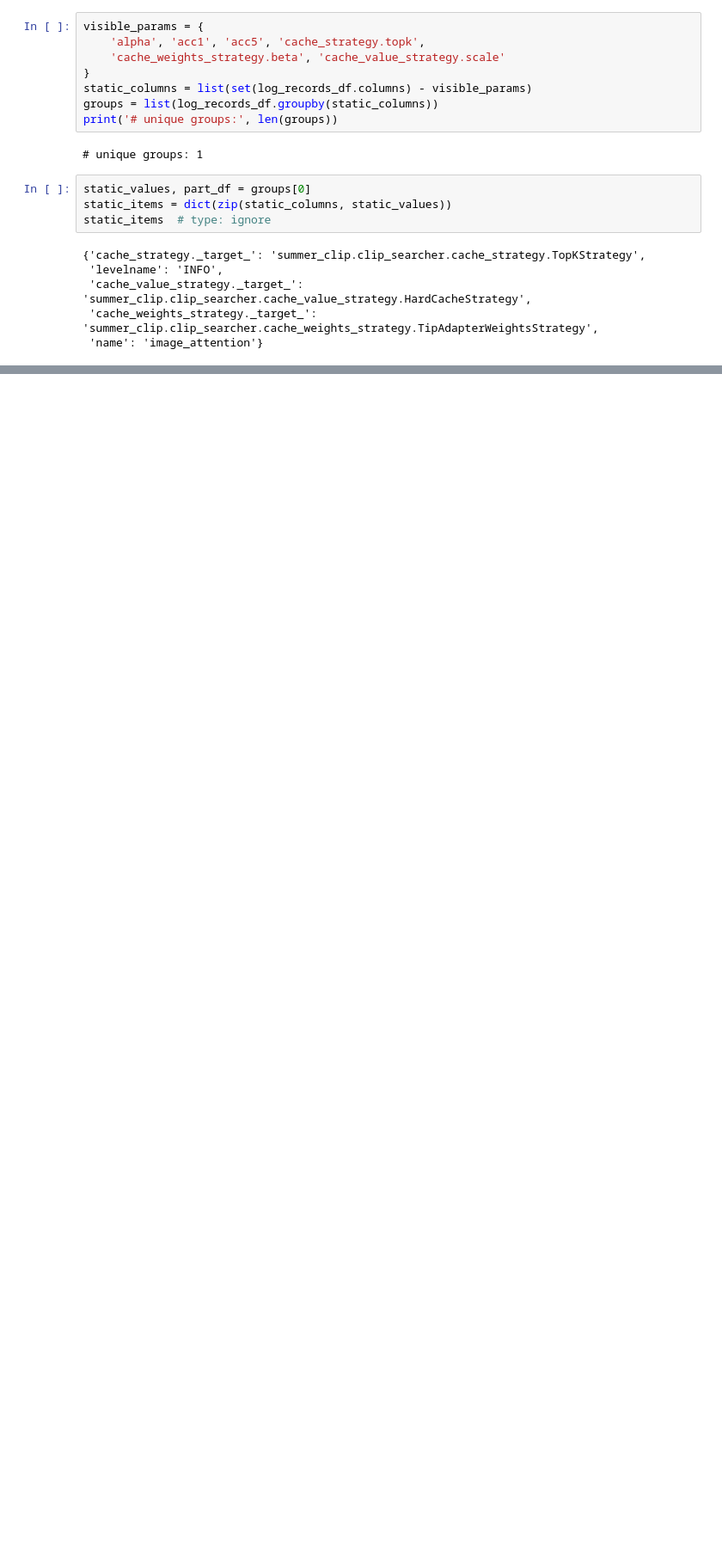
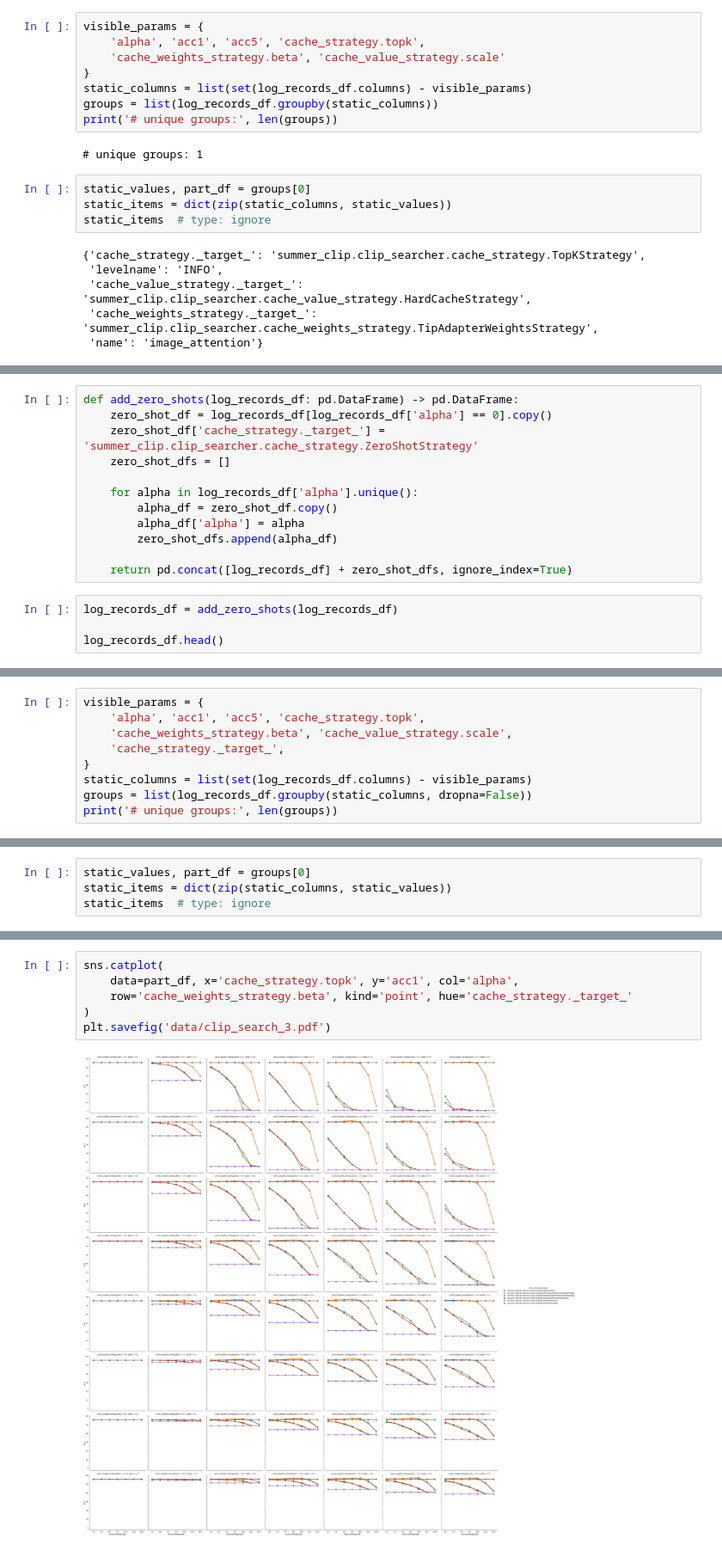
Before and after one commit to myrachins/summer-clip, a Jupyter notebook: summer_clip/clip_searcher/runs_analysis/result_tables.ipynb, the cells around one changed output, grey strips where cells are left out. Shown at 86% size. Cells and saved outputs as stored; diff of their text form; blank space fills up the shorter version.

Commit message:
strategy comparison

```diff
--- a/summer_clip/clip_searcher/runs_analysis/result_tables.ipynb
+++ b/summer_clip/clip_searcher/runs_analysis/result_tables.ipynb
@@ -71,0 +141,16 @@ log_records_df[log_records_df['alpha'] == 0].head(1)
+# %%
+def add_zero_shots(log_records_df: pd.DataFrame) -> pd.DataFrame:
+    zero_shot_df = log_records_df[log_records_df['alpha'] == 0].copy()
+    zero_shot_df['cache_strategy._target_'] = 'summer_clip.clip_searcher.cache_strategy.ZeroShotStrategy'
+    zero_shot_dfs = []
+
+    for alpha in log_records_df['alpha'].unique():
+        alpha_df = zero_shot_df.copy()
+        alpha_df['alpha'] = alpha
+        zero_shot_dfs.append(alpha_df)
+
+    return pd.concat([log_records_df] + zero_shot_dfs, ignore_index=True)
+# %%
+log_records_df = add_zero_shots(log_records_df)
+
+log_records_df.head()
@@ -71,0 +164,9 @@ log_records_df[log_records_df['alpha'] == 0].head(1)
+# %%
+visible_params = {
+    'alpha', 'acc1', 'acc5', 'cache_strategy.topk',
+    'cache_weights_strategy.beta', 'cache_value_strategy.scale',
+    'cache_strategy._target_',
+}
+static_columns = list(set(log_records_df.columns) - visible_params)
+groups = list(log_records_df.groupby(static_columns, dropna=False))
+print('# unique groups:', len(groups))
@@ -71,0 +175,4 @@ log_records_df[log_records_df['alpha'] == 0].head(1)
+# %%
+static_values, part_df = groups[0]
+static_items = dict(zip(static_columns, static_values))
+static_items  # type: ignore
@@ -71,0 +184,8 @@ log_records_df[log_records_df['alpha'] == 0].head(1)
+# %%
+sns.catplot(
+    data=part_df, x='cache_strategy.topk', y='acc1', col='alpha',
+    row='cache_weights_strategy.beta', kind='point', hue='cache_strategy._target_'
+)
+plt.savefig('data/clip_search_3.pdf')
+# %% [output]
+[figure, added]
```
Also changed, not shown: parts of 10 cells of this notebook, 4 other files.
